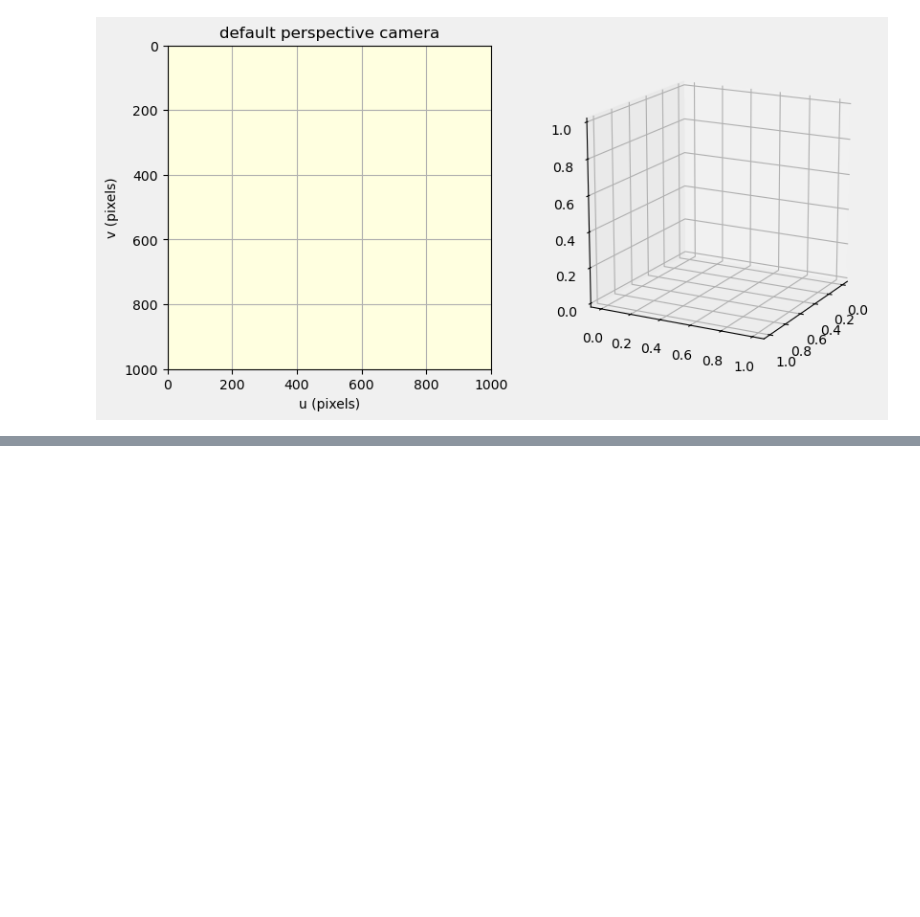
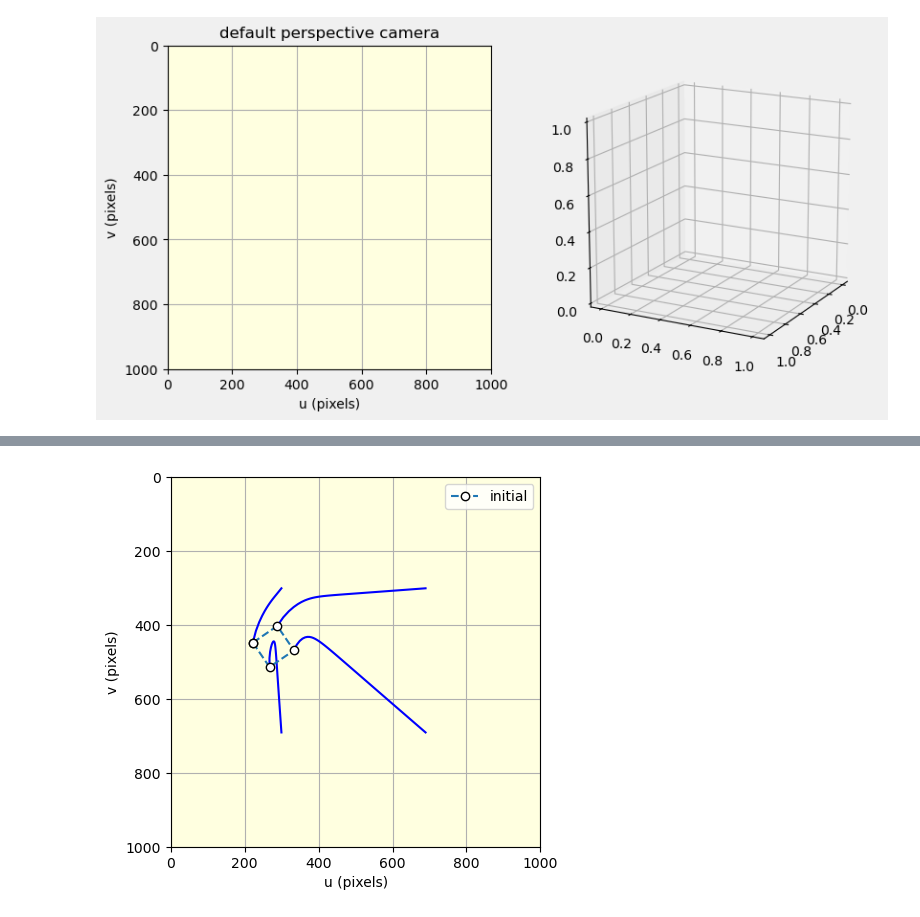
Before and after one commit to santamav/SKJ015-Intelligent_Control, a Jupyter notebook: notebooks/task 2.4/VSM_IBVS.ipynb, the cells around one changed output, grey strips where cells are left out. Saved outputs shown, nothing was run; the diff lists cells and outputs as text; code cells hidden in the pictures; blank space fills up the shorter version.

```diff
--- a/notebooks/task 2.4/VSM_IBVS.ipynb
+++ b/notebooks/task 2.4/VSM_IBVS.ipynb
@@ -61,0 +60,4 @@ numpy.ndarray
+# %%
+ibvs.plot_p()
+# %% [output]
+[figure, added]
```
Also changed, not shown: parts of 9 cells of this notebook, 5 other files.
